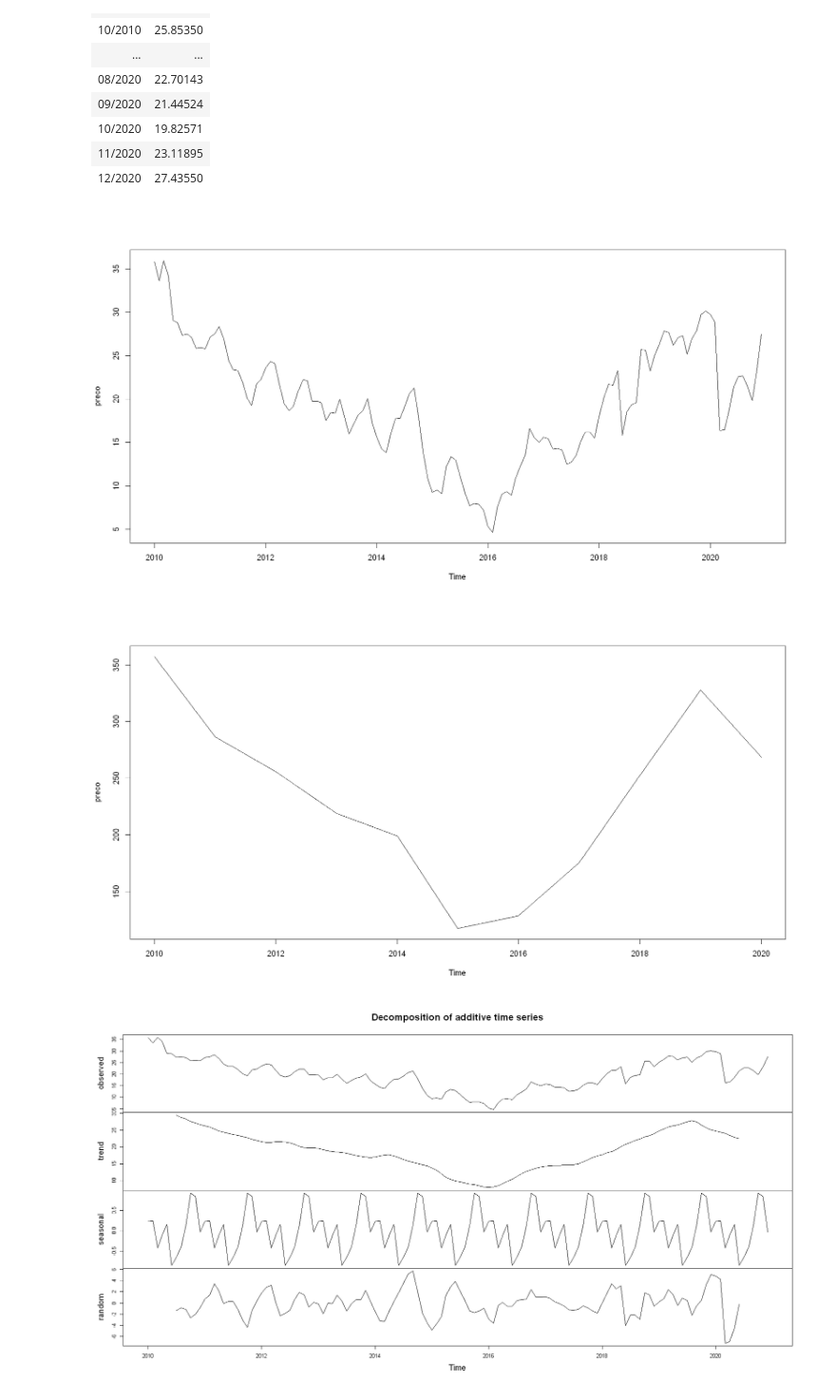
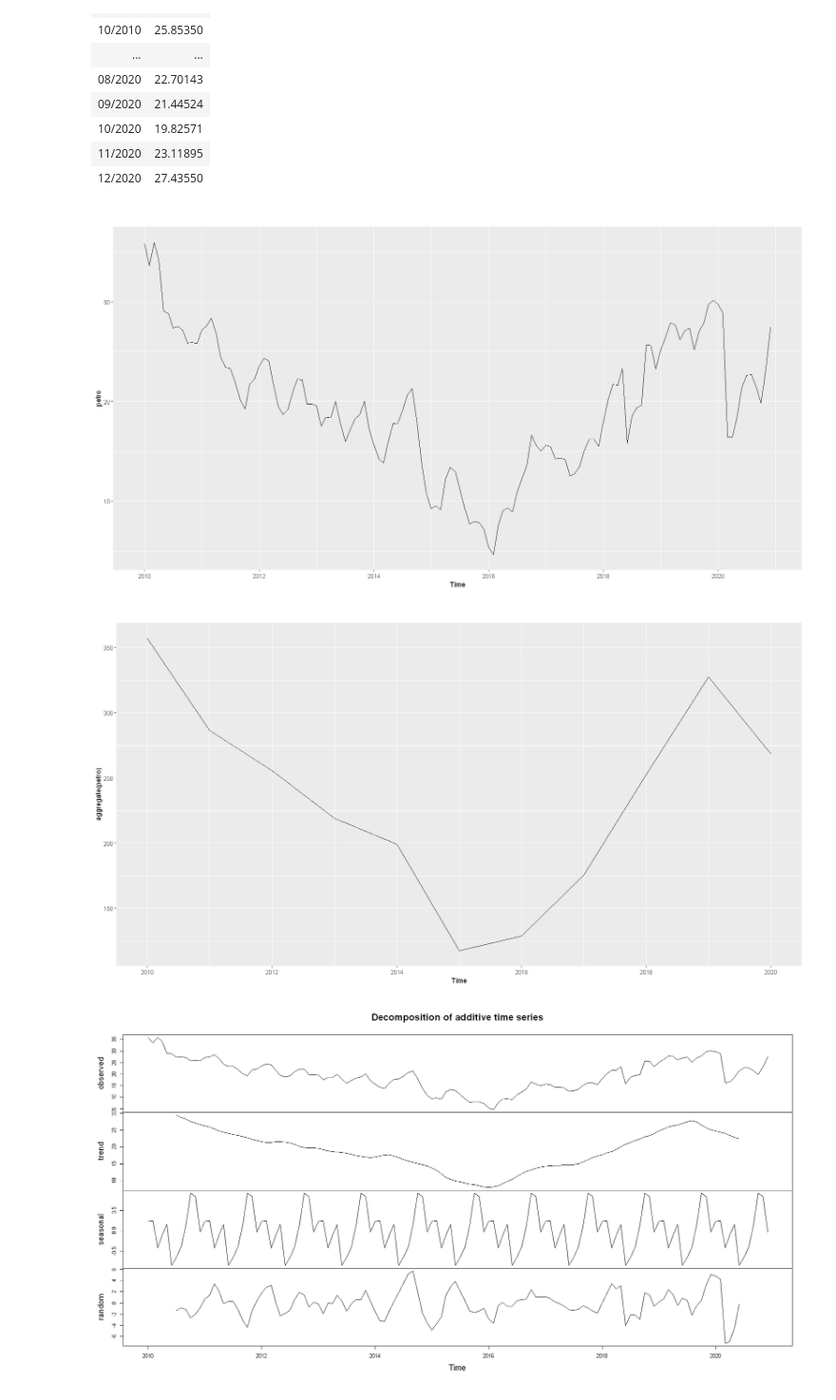
Before and after one commit to emariot/econometria, a Jupyter notebook: serie_de_tempo.ipynb, the cells around one changed output. Shown: that part at 95% size. Drawn from its saved outputs; the diff is of its cells as text; code cells hidden in the pictures.

```diff
--- a/serie_de_tempo.ipynb
+++ b/serie_de_tempo.ipynb
@@ -223,13 +223,13 @@ A grouped_df: 132 × 2
 # %%
 petro <- ts(df[, 2], start = c(2010, 1), frequency = 12)
 # %%
-plot(petro)
+autoplot(petro)
 # %% [output]
-[figure, old version]
+[figure, new version]
 # %%
-plot(aggregate(petro))
+autoplot(aggregate(petro))
 # %% [output]
-[figure, old version]
+[figure, new version]
 # %%
 petro %>% decompose %>% plot
 # %% [output]
```
Also changed, not shown: parts of 1 cell of this notebook.
